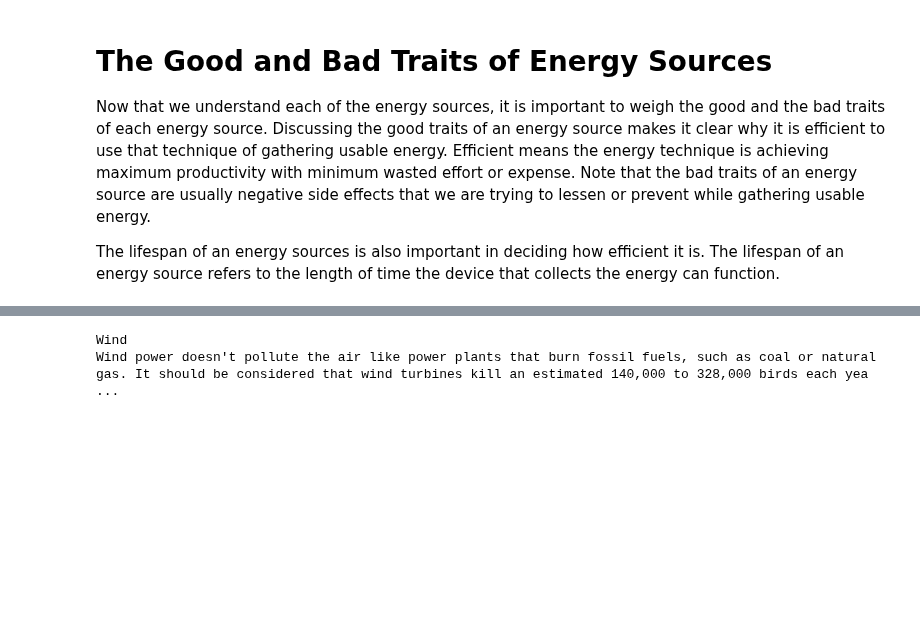
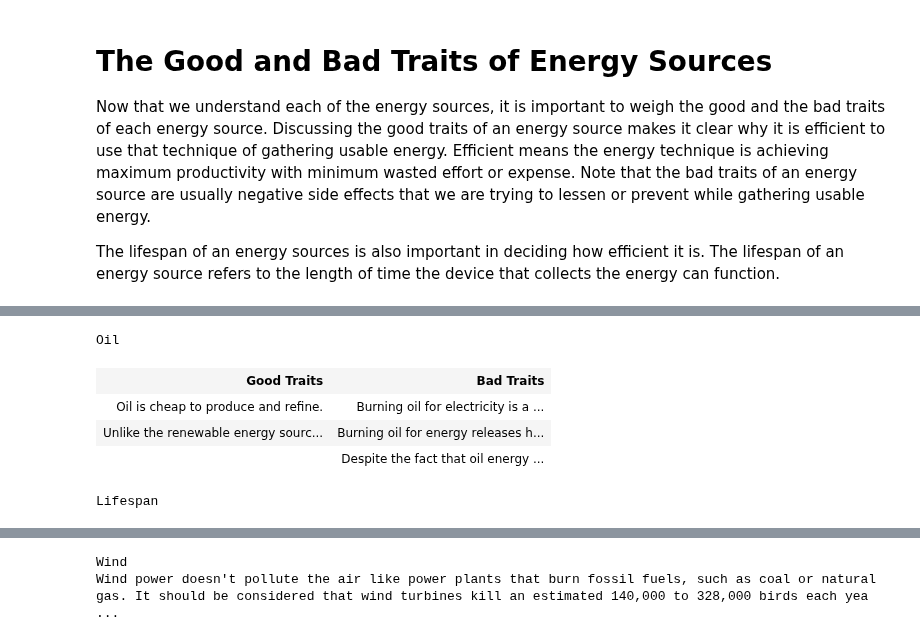
Before and after one commit to ULeth-Math-CS/Callysto, a Jupyter notebook: Jazlyn Pedersen /Resources and Recycling.ipynb, the cells around one changed output, grey strips where cells are left out. Drawn from its saved outputs; the diff is of its cells as text; code cells hidden in the pictures; blank space fills up the shorter version.

```diff
--- a/Jazlyn Pedersen /Resources and Recycling.ipynb
+++ b/Jazlyn Pedersen /Resources and Recycling.ipynb
@@ -369,0 +399,53 @@ The lifespan of an energy sources is also important in deciding how efficient it
+# %%
+%%html
+<head>
+<style>
+table, th, td {
+  border: 1px solid black;
+  border-collapse: collapse;
+}
+th, td {
+  padding: 5px;
+  text-align: left;
+}
+</style>
+</head>
+<body>
+
+<h1>Oil</h1>
+<p></p>
+<table style="width:100%">
+  <tr>
+    <th>Good Traits</th>
+    <th>Bad Traits</th>
+  </tr>
+  <tr>
+    <td>Oil is cheap to produce and refine. </td>
+    <td>Burning oil for electricity is a major source of air pollution on planet Earth that is causing the death of many people every year.</td>
+
+  </tr>
+  <tr>
+    <td>Unlike the renewable energy sources such as solar and wind energy that are weather dependent sources of power, oil represent a reliable source of energy.</td>
+    <td>Burning oil for energy releases harmful gases into the atmosphere such as carbon dioxide (CO2), carbon monoxide (CO), nitrogen oxides (NOx), and sulfur dioxide (SO2). The presence of sulfur dioxide (SO2) into the atmosphere can cause acid rain which affects both people and the environment.</td>
+
+  </tr>
+  <tr>
+    <td></td>
+    <td>Despite the fact that oil energy can get jobs done in an economical way, it is simply not a renewable source of energy. For this reason, there will come a time that it will run out of supply.</td>
+
+  </tr>
+</table>
+
+<h3>Lifespan</h3>
+<p></p>
+
+
+</body>
+</html>
+# %% [output]
+Oil
+| Good Traits | Bad Traits |
+| Oil is cheap to produce and refine. | Burning oil for electricity is a ... |
+| Unlike the renewable energy sourc... | Burning oil for energy releases h... |
+|  | Despite the fact that oil energy ... |
+Lifespan
```
Also changed, not shown: parts of 12 cells of this notebook.
